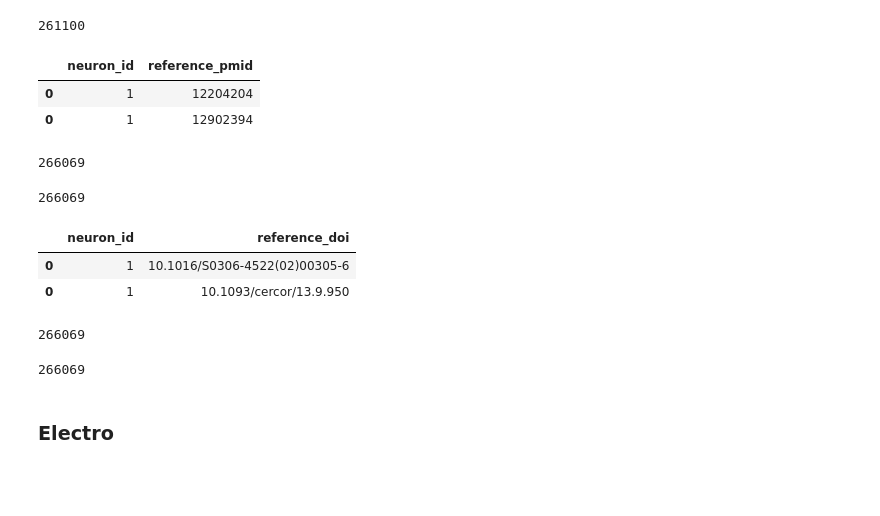
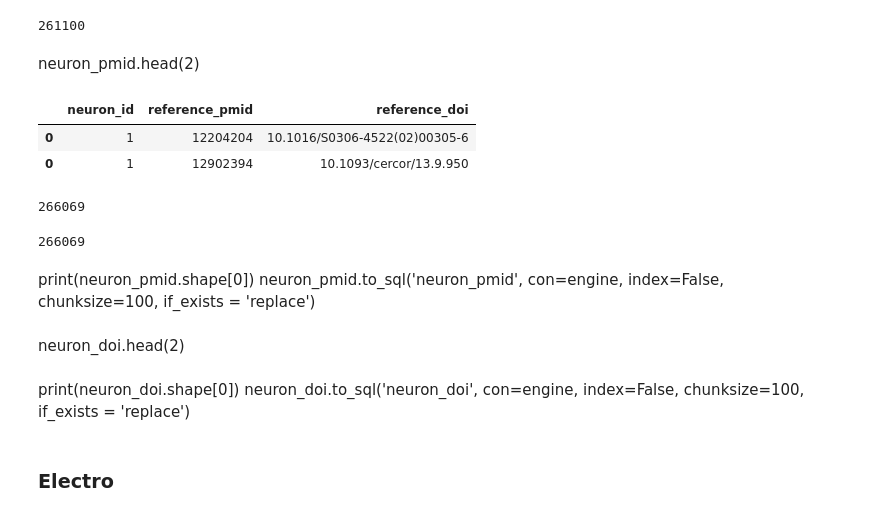
Before and after one commit to eanelson01/neurodash, a Jupyter notebook: neurodatabase.ipynb, the cells around one changed output. Cells and saved outputs as stored; diff of their text form; code cells hidden in the pictures; blank space fills up the shorter version.

```diff
--- a/neurodatabase.ipynb
+++ b/neurodatabase.ipynb
@@ -1401,32 +1406,35 @@ neuron_exp_condition.to_sql('neuron_exp_condition', con=engine, index=False,
 # %% [output]
 261100
 261100
-# %%
-neuron_pmid.head(2)
-# %% [output]
-|  | neuron_id | reference_pmid |
-| 0 | 1 | 12204204 |
-| 0 | 1 | 12902394 |
-# %%
-print(neuron_pmid.shape[0])
-neuron_pmid.to_sql('neuron_pmid', con=engine, index=False,
-                        chunksize=100, if_exists = 'replace')
-# %% [output]
-266069
-266069
-# %%
-neuron_doi.head(2)
-# %% [output]
-|  | neuron_id | reference_doi |
-| 0 | 1 | 10.1016/S0306-4522(02)00305-6 |
-| 0 | 1 | 10.1093/cercor/13.9.950 |
-# %%
-print(neuron_doi.shape[0])
-neuron_doi.to_sql('neuron_doi', con=engine, index=False,
-                        chunksize=100, if_exists = 'replace')
-# %% [output]
-266069
-266069
+# %% [markdown]
+neuron_pmid.head(2)
+# %%
+neuron_id = neuron_pmid['neuron_id']
+neuron_pub = pd.concat([neuron_pmid, neuron_doi], axis = 1).drop(['neuron_id'], axis = 1)
+neuron_pub['neuron_id'] = neuron_id
+neuron_pub = neuron_pub[['neuron_id', 'reference_pmid', 'reference_doi']]
+neuron_pub.head(2)
+# %% [output]
+|  | neuron_id | reference_pmid | reference_doi |
+| 0 | 1 | 12204204 | 10.1016/S0306-4522(02)00305-6 |
+| 0 | 1 | 12902394 | 10.1093/cercor/13.9.950 |
+# %%
+print(neuron_pub.shape[0])
+neuron_pub.to_sql('neuron_pub', con=engine, index=False,
+                        chunksize=100, if_exists = 'replace')
+# %% [output]
+266069
+266069
+# %% [markdown]
+print(neuron_pmid.shape[0])
+neuron_pmid.to_sql('neuron_pmid', con=engine, index=False,
+                        chunksize=100, if_exists = 'replace')
+# %% [markdown]
+neuron_doi.head(2)
+# %% [markdown]
+print(neuron_doi.shape[0])
+neuron_doi.to_sql('neuron_doi', con=engine, index=False,
+                        chunksize=100, if_exists = 'replace')
 # %% [markdown]
 ### Electro
 # %%
```
Also changed, not shown: parts of 8 cells of this notebook, 2 other files.
